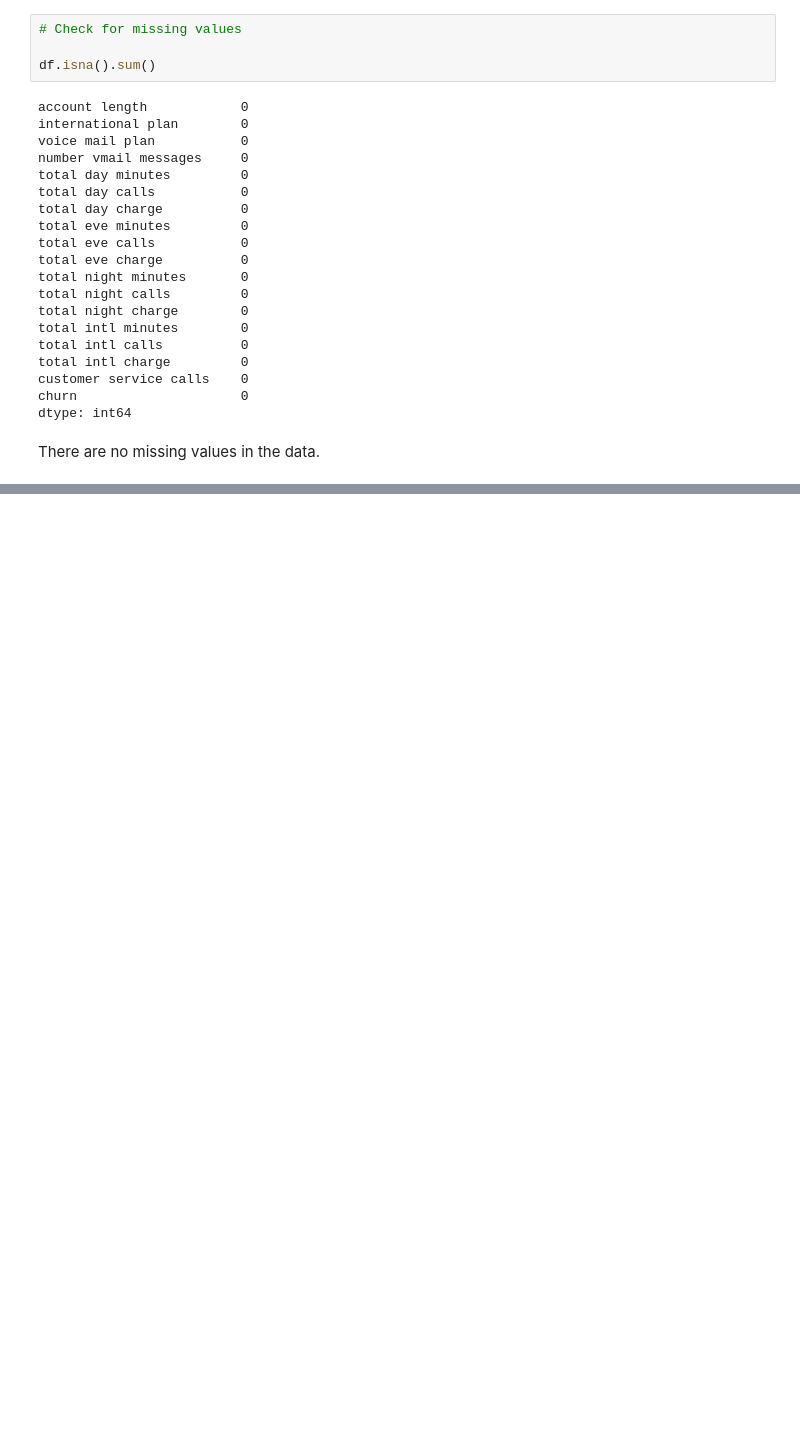
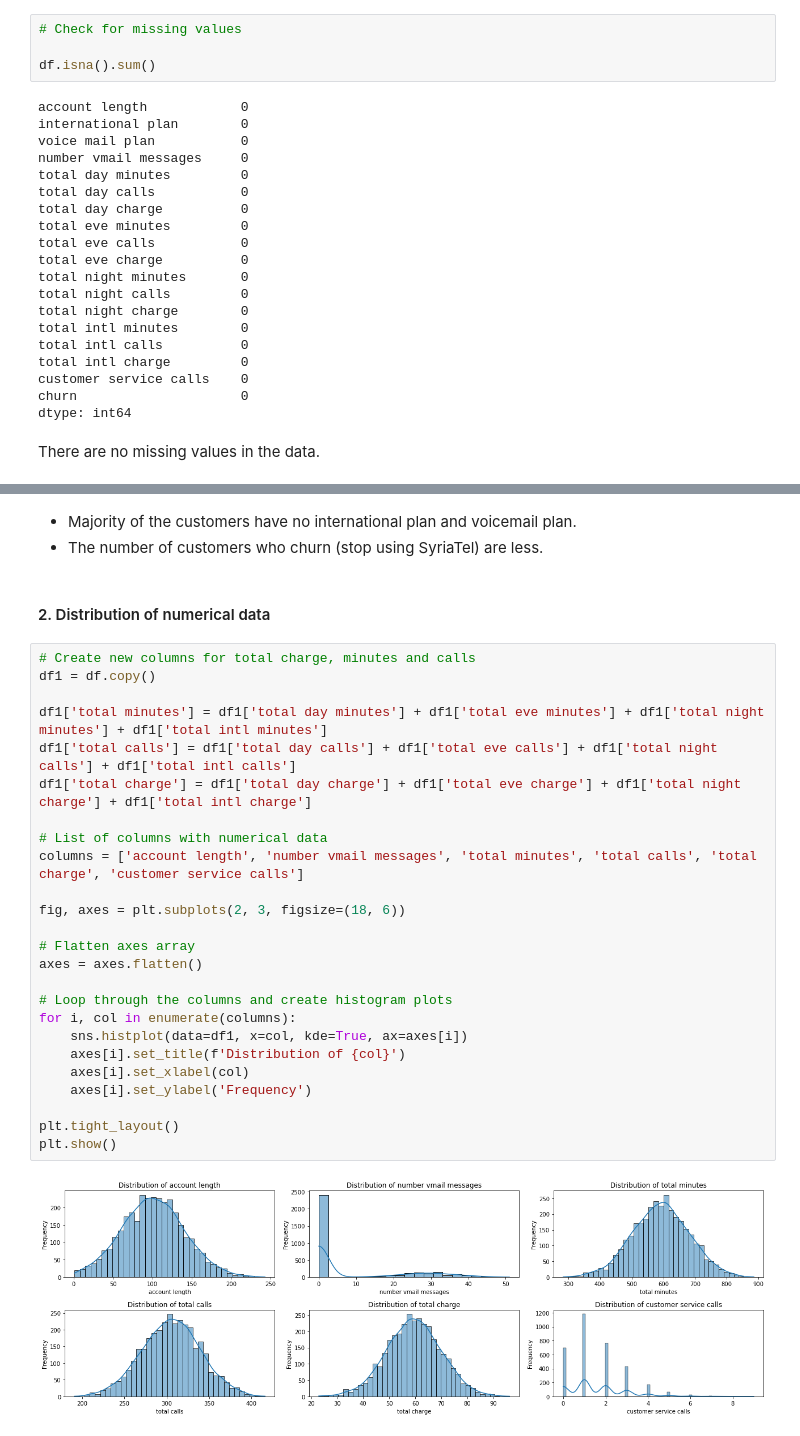
Before and after one commit to tracy-gwehona/Customer-Churn-Prediction, a Jupyter notebook: Customer-Churn-Prediction.ipynb, the cells around one changed output, grey strips where cells are left out. Drawn from its saved outputs; the diff is of its cells as text; blank space fills up the shorter version.

```diff
--- a/Customer-Churn-Prediction.ipynb
+++ b/Customer-Churn-Prediction.ipynb
@@ -145,0 +169,32 @@ There are no missing values in the data.
+# %% [markdown]
+- Majority of the customers have no international plan and voicemail plan.
+- The number of customers who churn (stop using SyriaTel) are less.
+# %% [markdown]
+#### 2. Distribution of numerical data
+# %%
+# Create new columns for total charge, minutes and calls
+df1 = df.copy()
+
+df1['total minutes'] = df1['total day minutes'] + df1['total eve minutes'] + df1['total night minutes'] + df1['total intl minutes']
+df1['total calls'] = df1['total day calls'] + df1['total eve calls'] + df1['total night calls'] + df1['total intl calls']
+df1['total charge'] = df1['total day charge'] + df1['total eve charge'] + df1['total night charge'] + df1['total intl charge']
+
+# List of columns with numerical data
+columns = ['account length', 'number vmail messages', 'total minutes', 'total calls', 'total charge', 'customer service calls']
+
+fig, axes = plt.subplots(2, 3, figsize=(18, 6))
+
+# Flatten axes array
+axes = axes.flatten()
+
+# Loop through the columns and create histogram plots
+for i, col in enumerate(columns):
+    sns.histplot(data=df1, x=col, kde=True, ax=axes[i])
+    axes[i].set_title(f'Distribution of {col}')
+    axes[i].set_xlabel(col)
+    axes[i].set_ylabel('Frequency')
+
+plt.tight_layout()
+plt.show()
+# %% [output]
+[figure, added]
```
Also changed, not shown: parts of 14 cells of this notebook.
